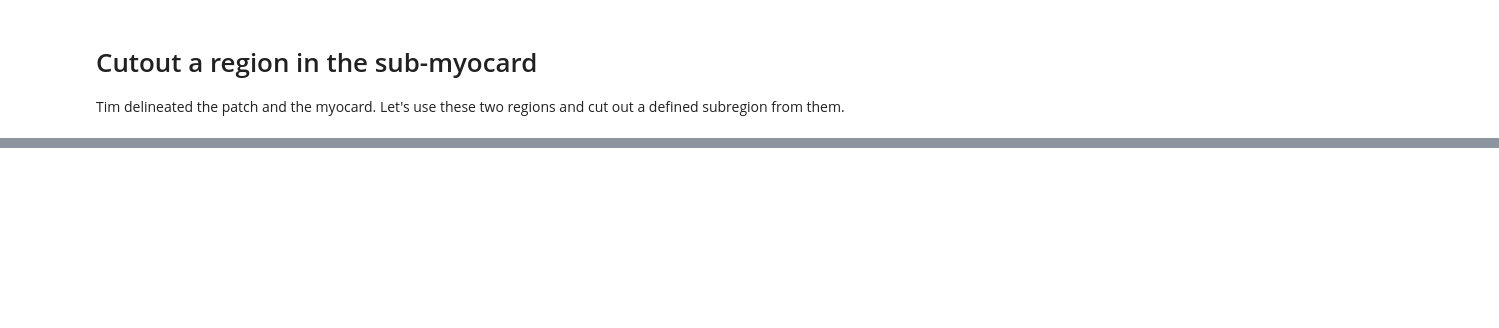
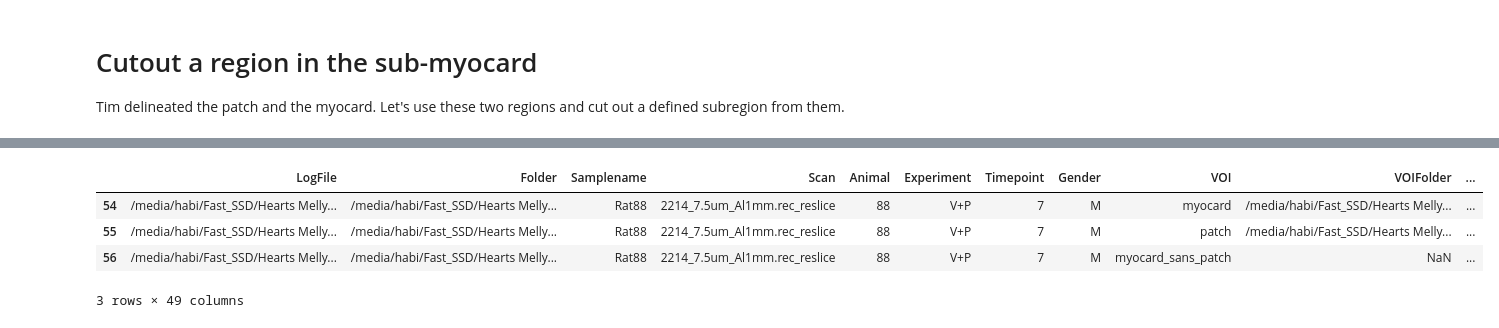
Before and after one commit to habi/heart-neoangiogenesis, a Jupyter notebook: SubMyocardAnalysis.ipynb, the cells around one changed output, grey strips where cells are left out. Cells and saved outputs as stored; diff of their text form; code cells hidden in the pictures; blank space fills up the shorter version.

```diff
--- a/SubMyocardAnalysis.ipynb
+++ b/SubMyocardAnalysis.ipynb
@@ -436,0 +542,8 @@ Compute *all* histograms we might need later
+# %%
+Data[(Data['Animal'] == 88)]
+# %% [output]
+|  | LogFile | Folder | Samplename | Scan | Animal | Experiment | Timepoint | Gender | VOI | VOIFolder | ... |
+| 54 | /media/habi/Fast_SSD/Hearts Melly... | /media/habi/Fast_SSD/Hearts Melly... | Rat88 | 2214_7.5um_Al1mm.rec_reslice | 88 | V+P | 7 | M | myocard | /media/habi/Fast_SSD/Hearts Melly... | ... |
+| 55 | /media/habi/Fast_SSD/Hearts Melly... | /media/habi/Fast_SSD/Hearts Melly... | Rat88 | 2214_7.5um_Al1mm.rec_reslice | 88 | V+P | 7 | M | patch | /media/habi/Fast_SSD/Hearts Melly... | ... |
+| 56 | /media/habi/Fast_SSD/Hearts Melly... | /media/habi/Fast_SSD/Hearts Melly... | Rat88 | 2214_7.5um_Al1mm.rec_reslice | 88 | V+P | 7 | M | myocard_sans_patch | NaN | ... |
+3 rows × 49 columns
```
Also changed, not shown: parts of 104 cells of this notebook.
